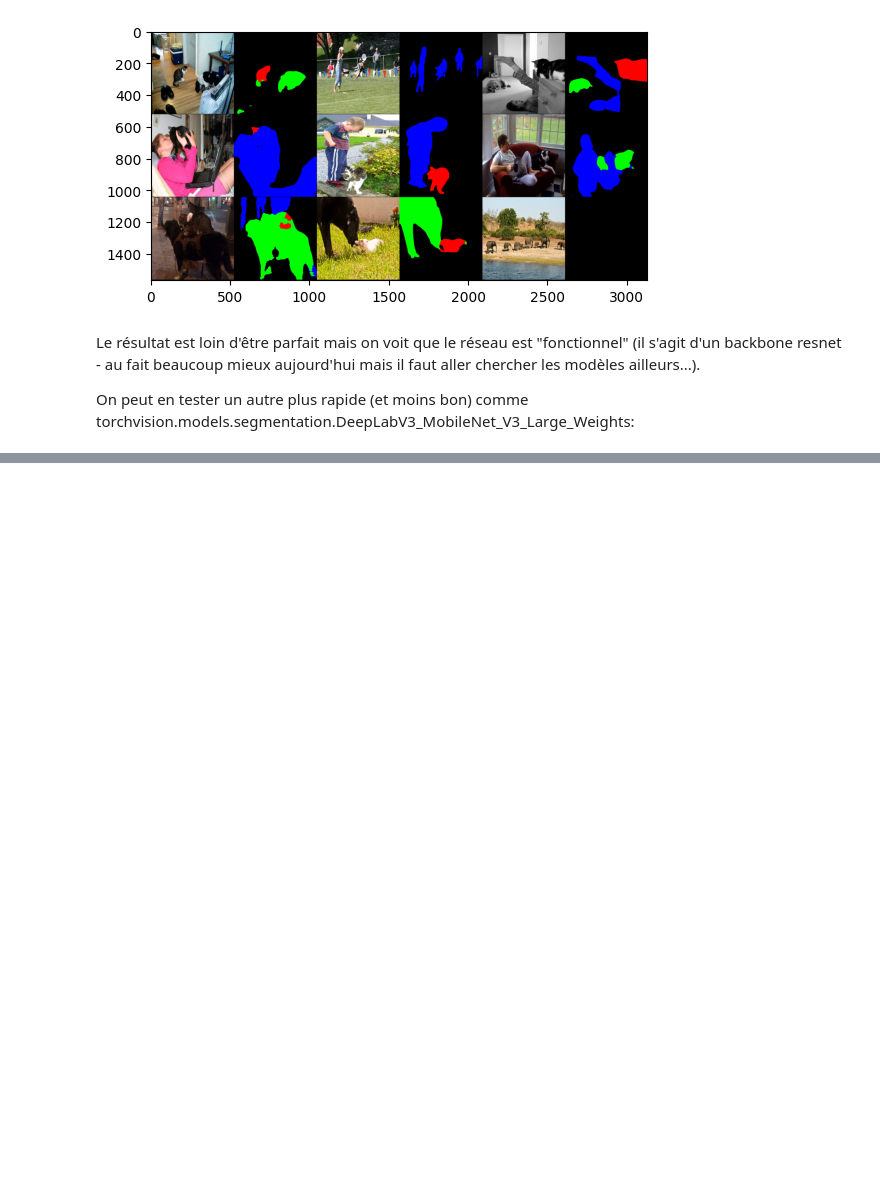
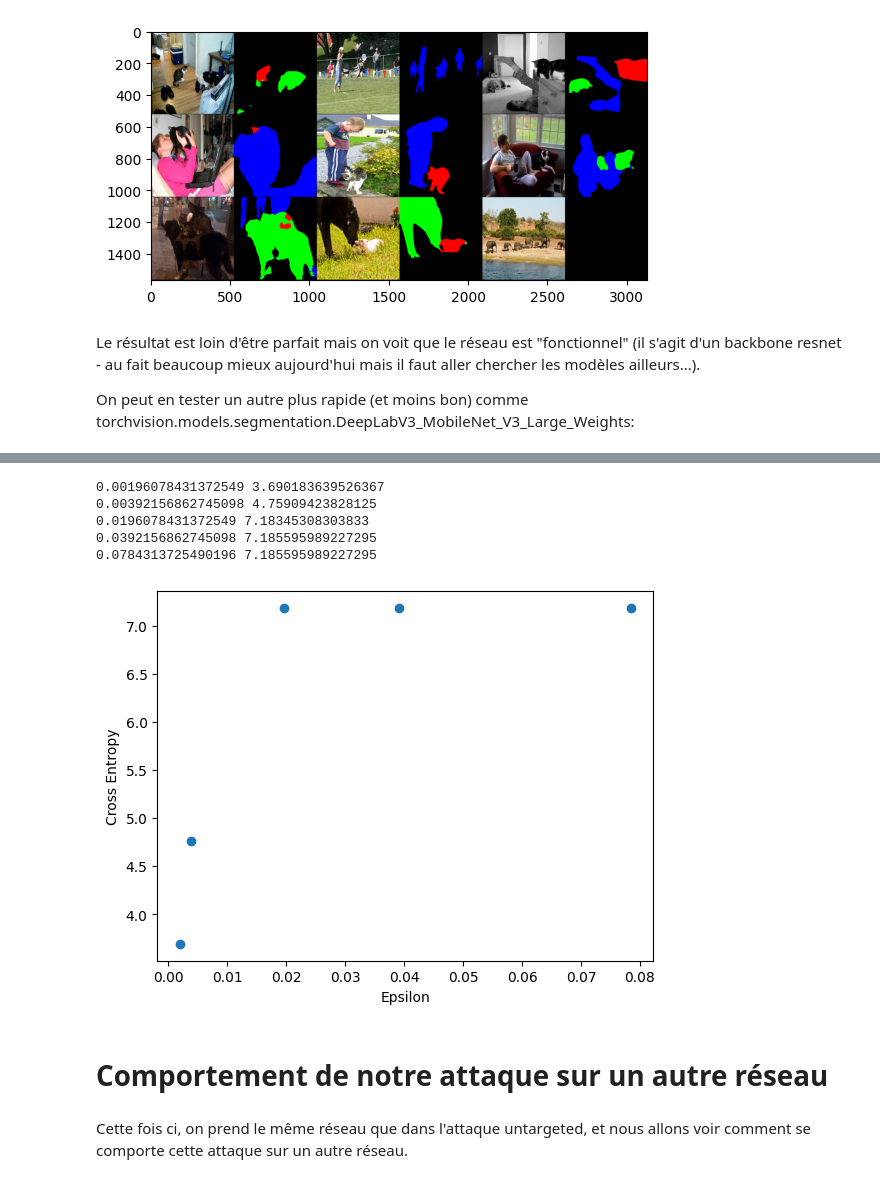
Before and after one commit to nathanchandanson/Majeure-STIC, a Jupyter notebook: ML201/Projet/Projet.ipynb, the cells around one changed output, grey strips where cells are left out. Saved outputs shown, nothing was run; the diff lists cells and outputs as text; code cells hidden in the pictures; blank space fills up the shorter version.

```diff
--- a/ML201/Projet/Projet.ipynb
+++ b/ML201/Projet/Projet.ipynb
@@ -82,0 +329,76 @@ Le but est d'adapter la méthode d'attaque décrite dans le fichier "TP_ADVERSAI
+# %%
+W = torchvision.models.segmentation.DeepLabV3_MobileNet_V3_Large_Weights.COCO_WITH_VOC_LABELS_V1
+net = torchvision.models.segmentation.deeplabv3_mobilenet_v3_large(weights=W).eval()
+
+normalize = torchvision.transforms.Normalize([0.485, 0.456, 0.406],[0.229, 0.224, 0.225])
+
+with torch.no_grad():
+  x = normalize(img)
+  outputs = net(x)["out"] # on prédit des cartes de score de confiance
+  outputs = outputs[:,[0,8,12,15],:,:] # on garde background, person, cat et dog
+  _,outputs = outputs.max(1) # on prend le meilleur score
+# %%
+####### Mise en place de l'attaque #######
+cefunction = torch.nn.CrossEntropyLoss()            # Fonction de perte, par exemple CrossEntropyLoss
+attaque = torch.nn.Parameter(torch.zeros(x.shape))  # Créer la perturbation, initialement nulle
+optimizer = torch.optim.SGD([attaque],lr=0.005)     # Optimiseur pour ajuster la perturbation
+
+# Paramètres de l'attaque
+epsilon = [1/510, 1/255, 5/255, 10/255, 20/255] # Amplitude maximale de la perturbation (invisibilité)
+num_steps = 5                                       # Nombre d'itérations : On l'a réduit par rapport aux exemples précédents pour que ça soit plus rapide
+
+# On initialise les grandeurs de sortie
+ce_list = []                                      # On définit la liste des cross entropy
+image_list = []                                   # On définit la liste des images perturbées
+
+####### Optimisation de l'attaque #######
+for eps in epsilon:
+  # On réinitialise à chaque eps
+  attaque = torch.nn.Parameter(torch.zeros(x.shape))
+  optimizer = torch.optim.SGD([attaque],lr=0.005)
+  # Même code que pour l'attaque targeted
+  for i in range(num_steps):
+    attacked_input = normalize(img + attaque)
+    attacked_outputs = net(attacked_input)["out"]
+    ce = cefunction(attacked_outputs, outputs)
+    ce = -ce
+    optimizer.zero_grad()
+    ce.backward()
+    attaque.grad = attaque.grad.sign()
+    optimizer.step()
+    with torch.no_grad():
+      attaque = torch.clamp(attaque, -eps, eps) # Limiter la perturbation avec le eps qui varie
+      attaque = torch.clamp(img + attaque, 0, 1) - img
+    attaque = torch.nn.Parameter(attaque.clone())
+    optimizer = torch.optim.SGD([attaque],lr=0.005)
+
+  # On récupère la dernière valeur de la cross entropy à l'issue de l'optimisation de l'attaque
+  print(eps,float(-ce))
+  ce_list.append(float(-ce))
+
+  # On récupère l'image qui nous intéresse
+  perturbed_img = img + attaque
+  image_list.append(perturbed_img[1].clone())
+# %% [output]
+0.00196078431372549 3.690183639526367
+0.00392156862745098 4.75909423828125
+0.0196078431372549 7.18345308303833
+0.0392156862745098 7.185595989227295
+0.0784313725490196 7.185595989227295
+# %%
+plt.plot(epsilon,ce_list, "o", label="Cross Entropy")
+plt.xlabel("Epsilon")
+plt.ylabel("Cross Entropy")
+plt.show()
+
+# # Visualisation des images à côté des images perturbées
+# plt.title("Original vs. Perturbed Images")
+# visu = torchvision.utils.make_grid(image_list,nrow=3)
+# visu = torch.transpose(torch.transpose(visu, 0, 1),1,2)
+# plt.imshow(visu.numpy())
+# %% [output]
+[figure, added]
+# %% [markdown]
+# Comportement de notre attaque sur un autre réseau
+# %% [markdown]
+Cette fois ci, on prend le même réseau que dans l'attaque untargeted, et nous allons voir comment se comporte cette attaque sur un autre réseau.
```
Also changed, not shown: parts of 34 cells of this notebook, 1 other file.
